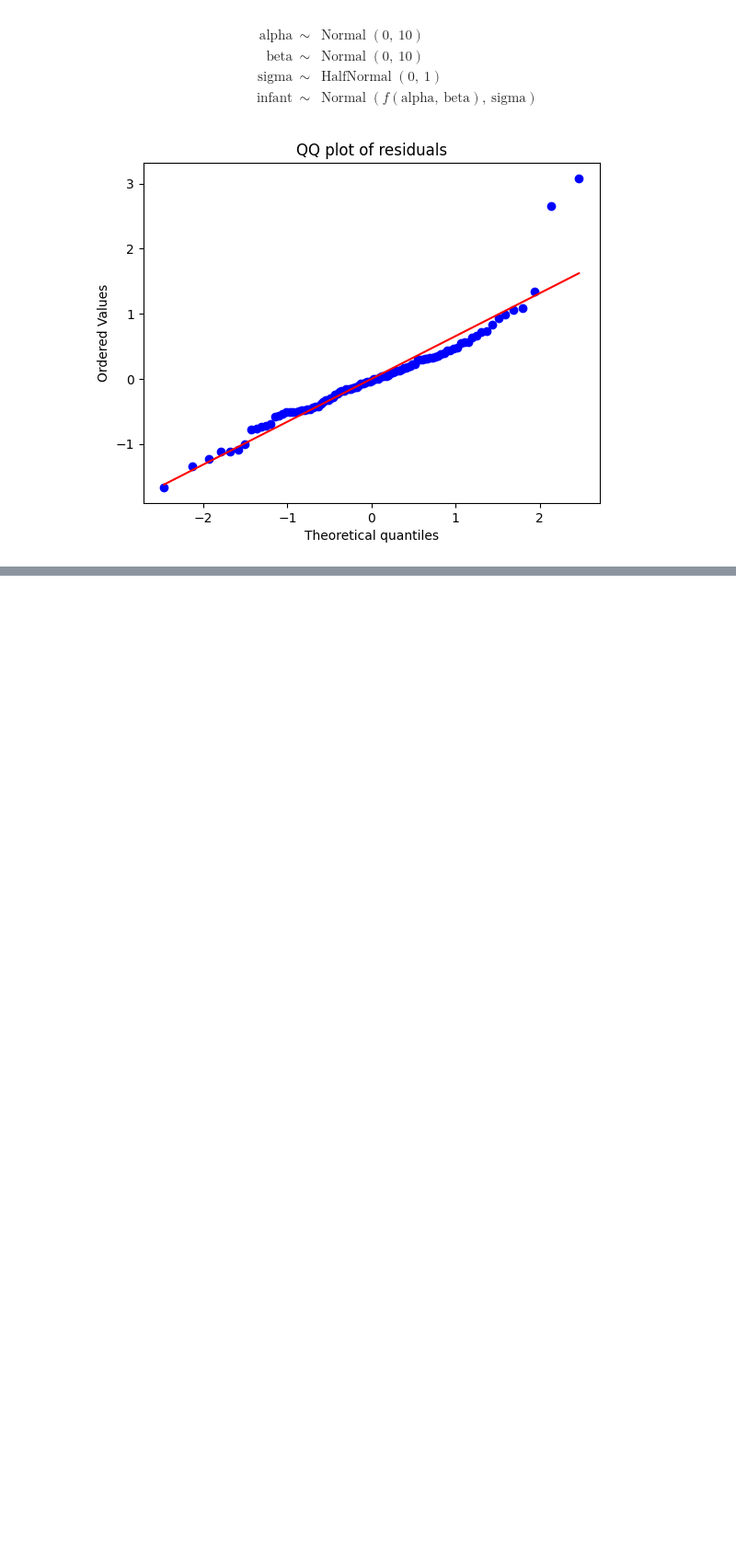
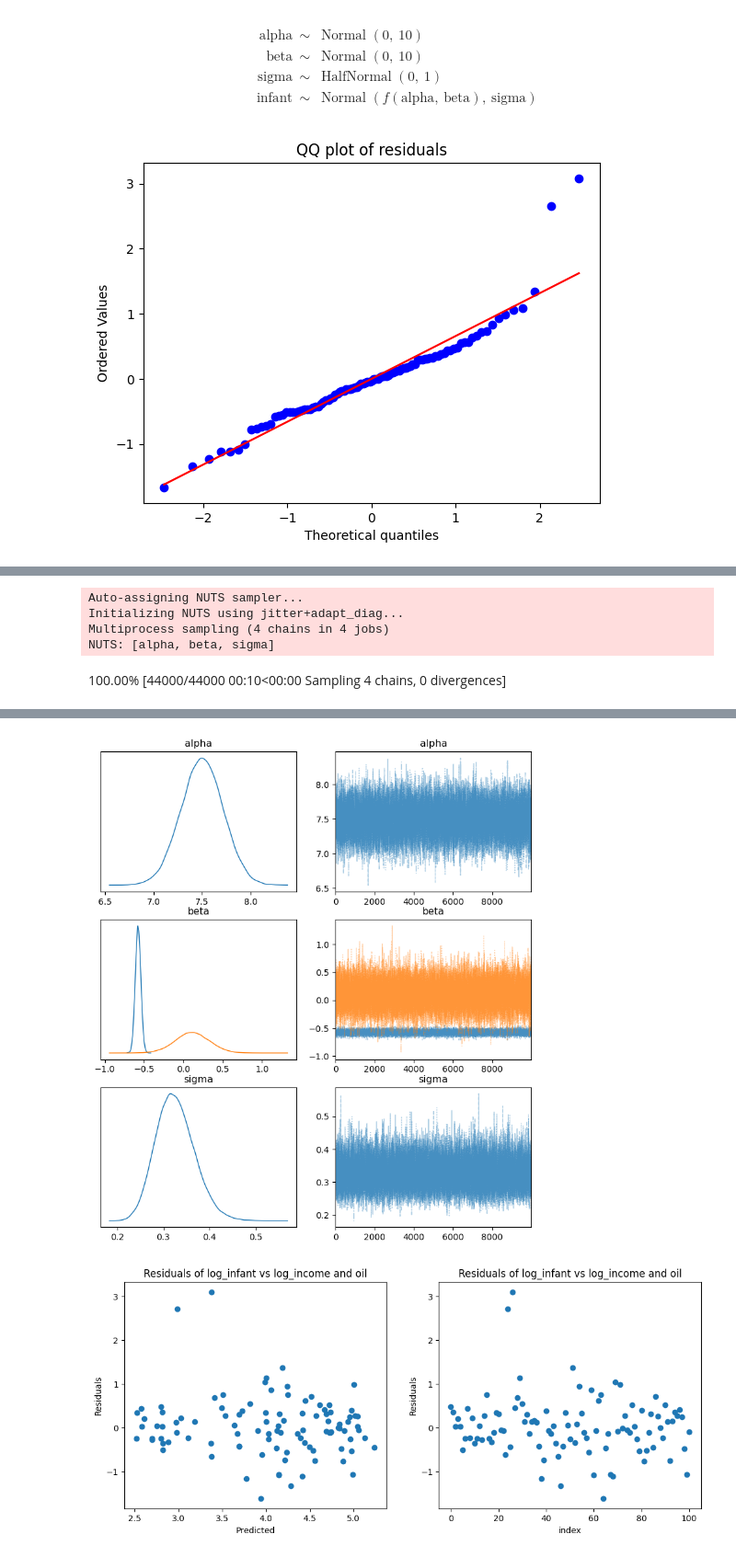
Before and after one commit to myckim1/Bayesian_Course, a Jupyter notebook: Bayesian.ipynb, the cells around one changed output, grey strips where cells are left out. Shown at 92% size. Saved outputs shown, nothing was run; the diff lists cells and outputs as text; code cells hidden in the pictures; blank space fills up the shorter version.

```diff
--- a/Bayesian.ipynb
+++ b/Bayesian.ipynb
@@ -734,0 +792,44 @@ plt.show()
+# %%
+#Still seems to be a few outliers. Try with a t-likelihood instead of a normal likelihood
+# Use alpha, beta as params. alpha is the intercept and beta is the slope and incorporate given data
+with pm.Model() as model:
+    alpha = pm.Normal("alpha", mu=0, sigma=10)
+    beta = pm.Normal("beta", mu=0, sigma=10, shape=2) #Shape is the number of RVs
+    sigma = pm.HalfNormal("sigma", sigma=1)
+
+    mu = alpha + pm.math.dot(beta, [leinhardt['log_income'], leinhardt['oil_yes']])
+
+    infant = pm.StudentT("infant", mu=mu, sigma=sigma, nu=1, observed=leinhardt['log_infant'])
+
+#Now we sample from the model
+with model:
+    trace = pm.sample(10000, tune=1000)
+
+az.plot_trace(trace, combined=True);
+#Make the plot bigger
+plt.gcf().set_size_inches(9, 10)
+
+az.summary(trace, round_to=2)
+
+#Calculate and plot the residuals
+predicted = trace.posterior.alpha.mean().values + trace.posterior.beta[:,:,0].mean().values * leinhardt['log_income'] + trace.posterior.beta[:,:,1].mean().values * leinhardt['oil_yes']
+residuals = leinhardt['log_infant'] - predicted
+#Plot the predicted vs residuals on a second plot subplot (1,2)
+fig, axes = plt.subplots(1, 2, figsize=(12, 6))
+fig.subplots_adjust(left=0.1, right=0.9, bottom=0.25)
+
+axes[0].scatter(predicted, residuals)
+axes[1].scatter(x=range(len(leinhardt)),y=residuals)
+axes[0].set_title("Residuals of log_infant vs log_income and oil")
+axes[1].set_title("Residuals of log_infant vs log_income and oil")
+axes[0].set_xlabel("Predicted")
+axes[0].set_ylabel("Residuals")
+axes[1].set_xlabel("index")
+axes[1].set_ylabel("Residuals")
+plt.show()
+# %% [output]
+Auto-assigning NUTS sampler...
+Initializing NUTS using jitter+adapt_diag...
+Multiprocess sampling (4 chains in 4 jobs)
+NUTS: [alpha, beta, sigma]
+100.00% [44000/44000 00:10<00:00 Sampling 4 chains, 0 divergences]
@@ -734,0 +837,2 @@ plt.show()
+[figure, added]
+[figure, added]
```
Also changed, not shown: parts of 18 cells of this notebook.
